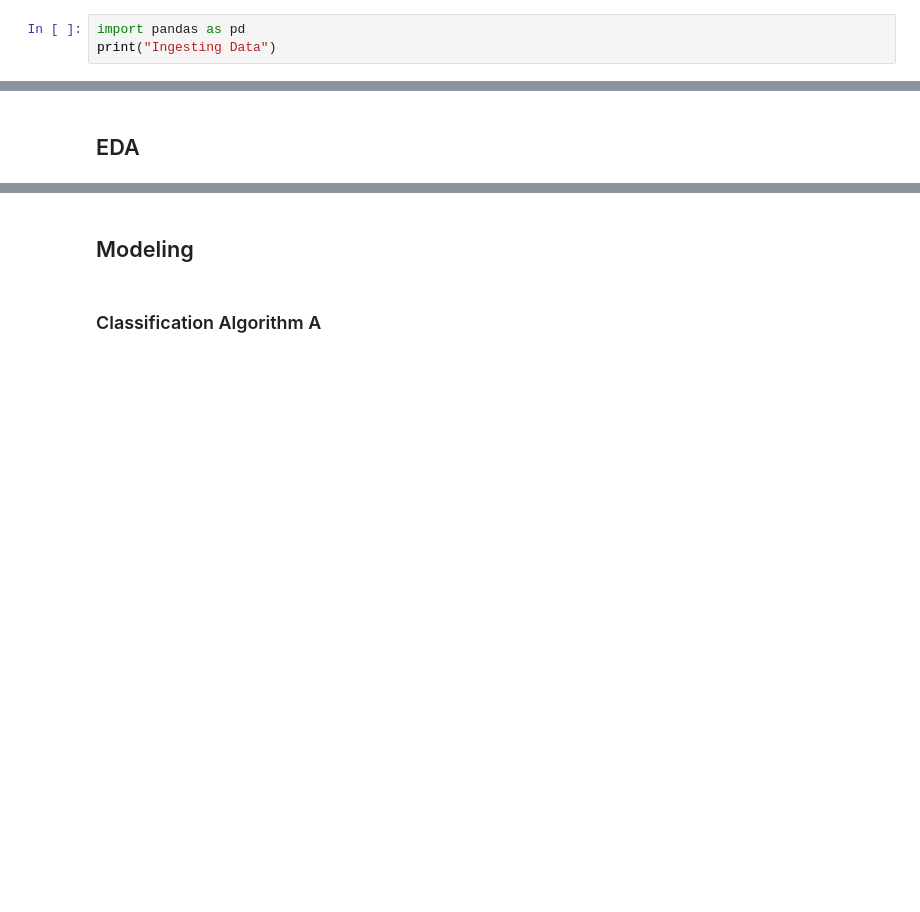
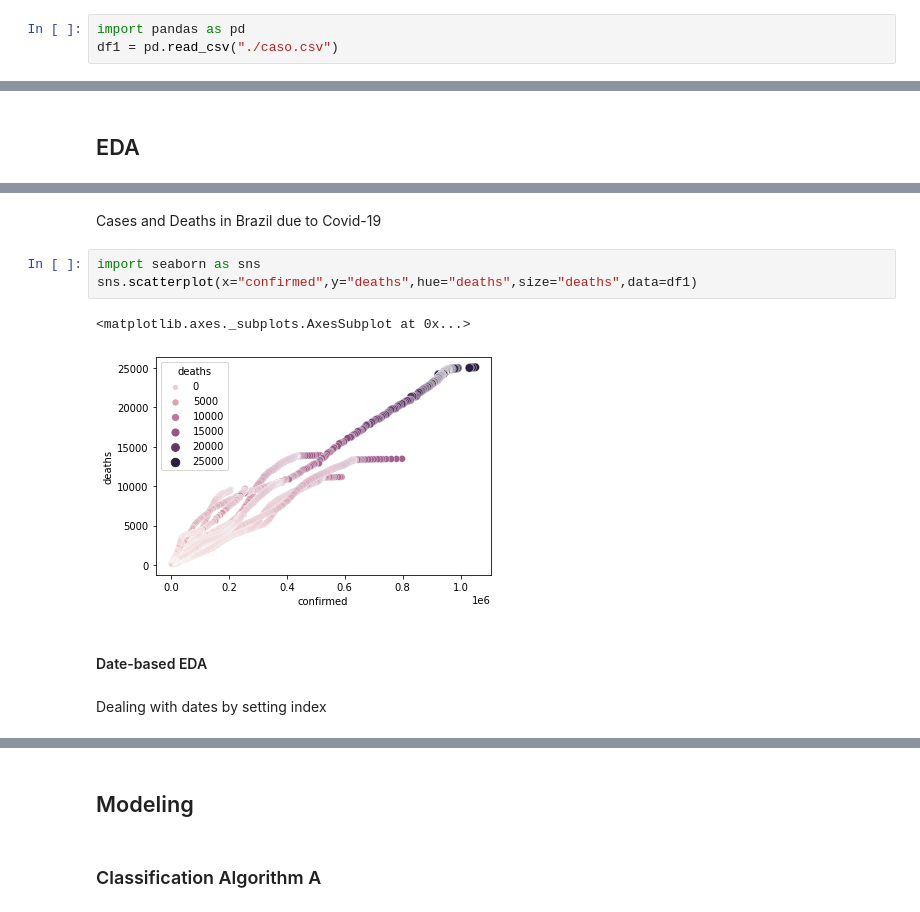
Before and after one commit to quantum-stranger/projects-2022, a Jupyter notebook: data_science_basics01.ipynb, the cells around one changed output, grey strips where cells are left out. Saved outputs shown, nothing was run; the diff lists cells and outputs as text; blank space fills up the shorter version.

```diff
--- a/data_science_basics01.ipynb
+++ b/data_science_basics01.ipynb
@@ -5,3 +6,3 @@
 # %%
 import pandas as pd
-print("Ingesting Data")
+df1 = pd.read_csv("./caso.csv")
@@ -11,0 +64,12 @@ Ingesting Data
+# %% [markdown]
+Cases and Deaths in Brazil due to Covid-19
+# %%
+import seaborn as sns
+sns.scatterplot(x="confirmed",y="deaths",hue="deaths",size="deaths",data=df1)
+# %% [output]
+<matplotlib.axes._subplots.AxesSubplot at 0x...>
+[figure, added]
+# %% [markdown]
+#### Date-based EDA
+# %% [markdown]
+Dealing with dates by setting index
```
Also changed, not shown: parts of 19 cells of this notebook.
